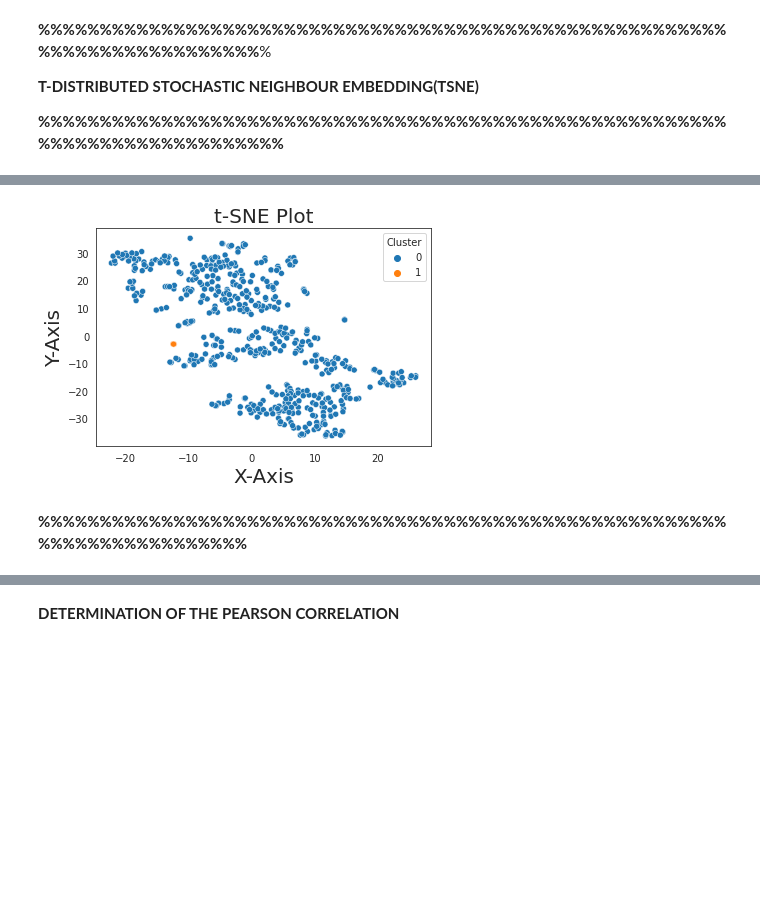
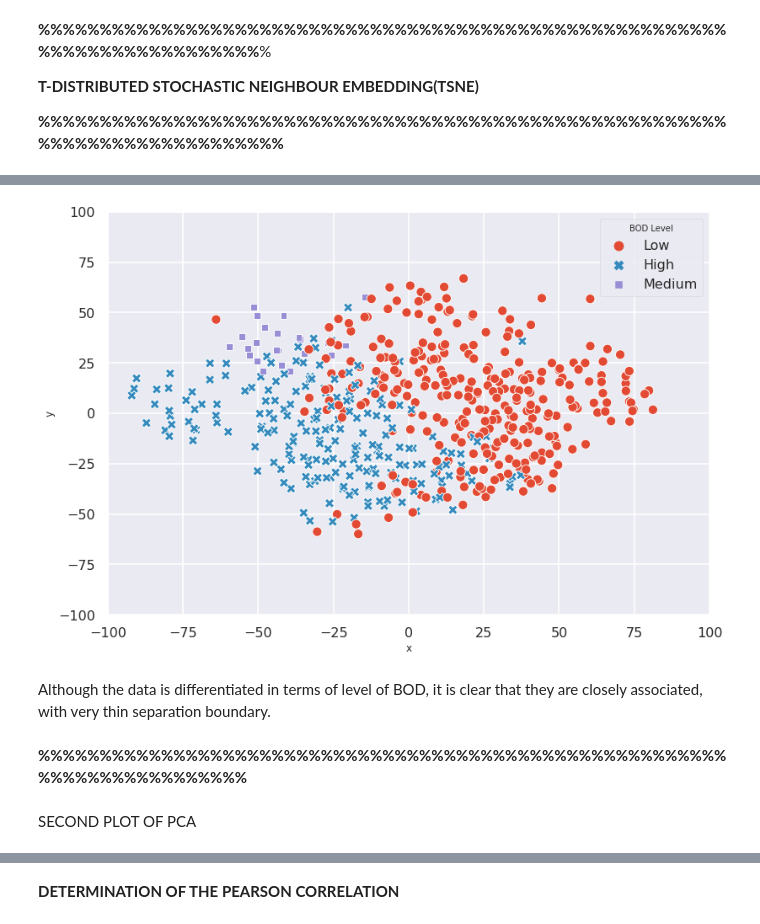
Before and after one commit to M-Isaiah/Machine_L_R, a Jupyter notebook: BOD_DATA_VISUALIZATION.ipynb, the cells around one changed output, grey strips where cells are left out. Drawn from its saved outputs; the diff is of its cells as text; code cells hidden in the pictures; blank space fills up the shorter version.

```diff
--- a/BOD_DATA_VISUALIZATION.ipynb
+++ b/BOD_DATA_VISUALIZATION.ipynb
@@ -108,9 +145,9 @@ In the above information therefore, the dataset is complete, with all the missin
 # %%
 from sklearn.preprocessing import StandardScaler
 scaler=StandardScaler()
-scaler.fit(bod1)
+scaler.fit(data_values_n)
 StandardScaler(copy=True,with_mean=True, with_std=True)
-scaled_data=scaler.transform(bod1)
+scaled_data=scaler.transform(data_values_n)
 # %%
 from sklearn.decomposition import PCA
 pca=PCA(n_components=5)
@@ -221,0 +319,10 @@ From the graph, it is clear that the data can be appropriately clustered into tw
+# %%
+style.use('ggplot')
+sns.scatterplot(x='x',y='y', hue='BOD',data=data_values_n);
+sns.set_style("darkgrid");
+plt.ylim(-100,100)
+plt.xlim(-100,100)
+#plt.xlabel("X-Axis",fontsize=20);
+#plt.ylabel("Y-Axis",fontsize=20);
+#plt.title("t-SNE Plot", fontsize=20);
+plt.savefig('t-SNE-1.eps', format='eps')
@@ -222,5 +335,14 @@ From the graph, it is clear that the data can be appropriately clustered into tw
 # %%
-#Clustering of the actual data
-km=KMeans(n_clusters=2)
-y_predicted=km.fit_predict(bod1[['TEMP','pH','DO','CONDUCTIVITY','BOD','NITRATE_N_NITRITE_N','FECAL_COLIFORM','TOTAL_COLIFORM']])
-bod1['Cluster']=y_predicted
+#CLUSTERING
+km=KMeans(n_clusters=3)
+y_predicted=km.fit_predict(data_values_n[['TEMP','pH','DO','CONDUCTIVITY','BOD','NITRATE_N_NITRITE_N','FECAL_COLIFORM','TOTAL_COLIFORM']])
+data_values_n['Clusters']=y_predicted;
+# %%
+#CATEGORIZING
+rating=[]
+for row in data_values_n['Clusters']:
+  if row ==0:rating.append('Low')
+  elif row ==1:rating.append('Medium')
+  else :rating.append('High')
+data_values_n['BOD Level']=rating
+data_values_n.describe()
@@ -227,8 +359,11 @@ bod1['Cluster']=y_predicted
 # %%
-# Ploting TSNE PLOT
-sns.scatterplot(x='x',y='y', hue='Cluster',data=bod1);
+# Ploting TSNE PLOT with the Categorized Data Set
+sns.scatterplot(x='x',y='y', hue='BOD Level',style='BOD Level',data=data_values_n);
 sns.set_style("darkgrid");
-plt.xlabel("X-Axis",fontsize=20);
-plt.ylabel("Y-Axis",fontsize=20);
-plt.title("t-SNE Plot", fontsize=20);
+plt.ylim(-100,100)
+plt.xlim(-100,100)
+#plt.xlabel("X-Axis",fontsize=20);
+#plt.ylabel("Y-Axis",fontsize=20);
+#plt.title("t-SNE Plot", fontsize=20);
+plt.savefig('t-SNE-2-2.eps', format='eps')
 # %% [output]
@@ -235,3 +372,7 @@ plt.title("t-SNE Plot", fontsize=20);
-[figure, old version]
+[figure, new version]
+# %% [markdown]
+Although the data is differentiated in terms of level of BOD, it is clear that they are closely associated, with very thin separation boundary.
 # %% [markdown]
 **%%%%%%%%%%%%%%%%%%%%%%%%%%%%%%%%%%%%%%%%%%%%%%%%%%%%%%%%%%%%%%%%%%%%%%%%%**
+# %% [markdown]
+SECOND PLOT OF PCA
```
Also changed, not shown: parts of 58 cells of this notebook.
